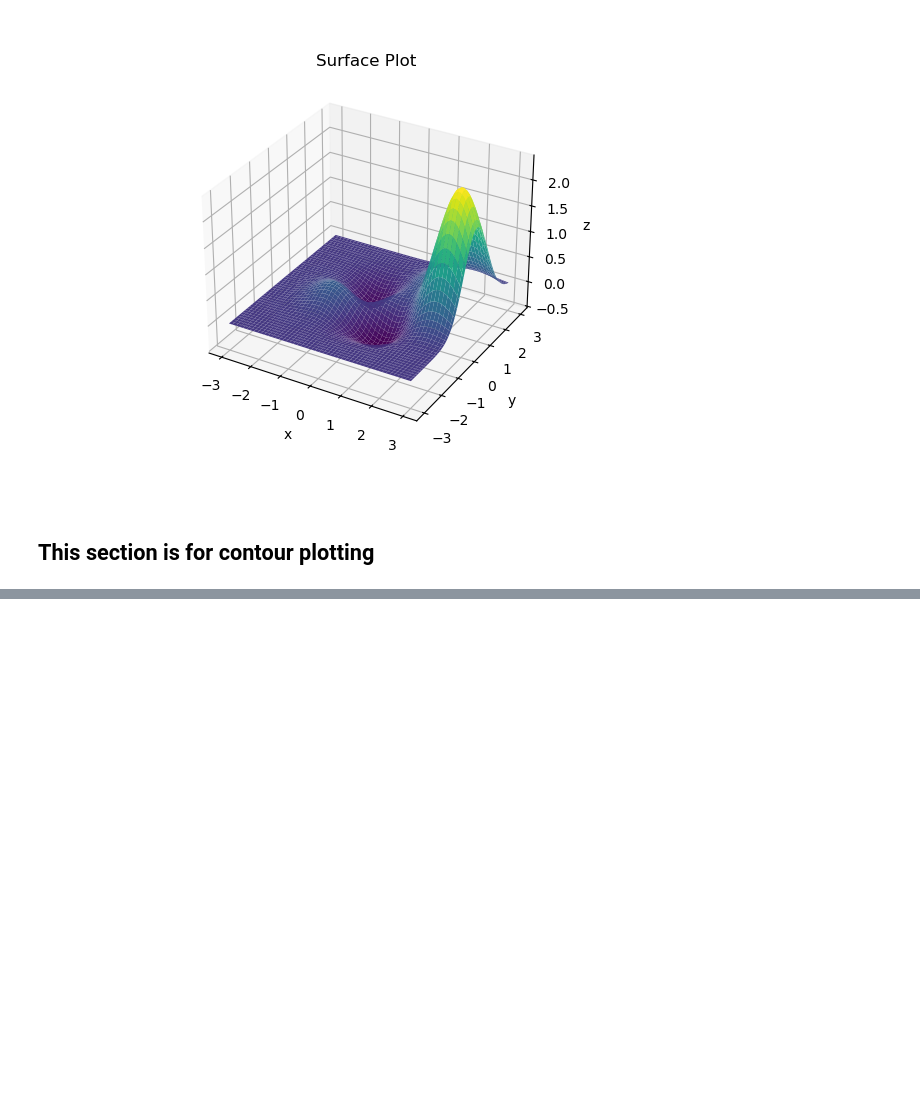
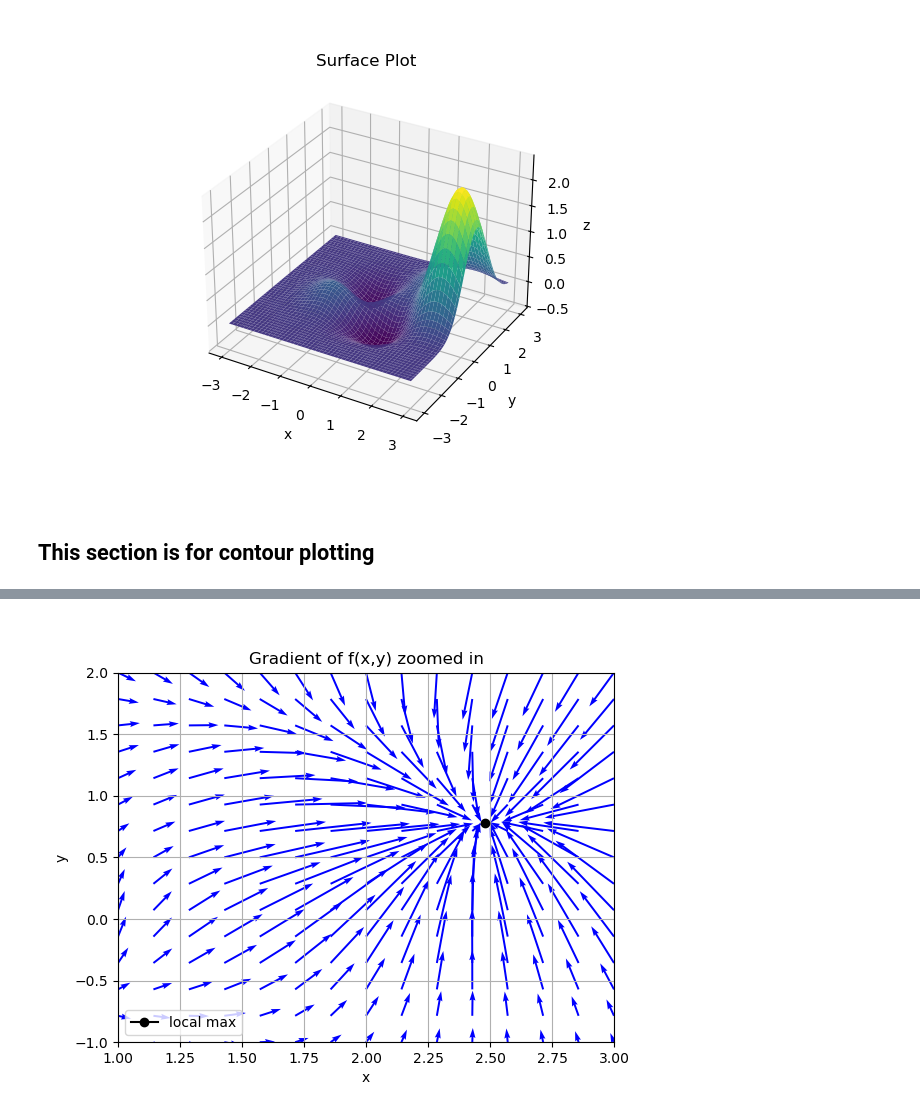
Before and after one commit to e-middleton/calcIII, a Jupyter notebook: surface.ipynb, the cells around one changed output, grey strips where cells are left out. Cells and saved outputs as stored; diff of their text form; code cells hidden in the pictures; blank space fills up the shorter version.

```diff
--- a/surface.ipynb
+++ b/surface.ipynb
@@ -139,0 +213,27 @@ max or min
+# %%
+#   np.linspace(start-point, end-point, number-of-points)
+plt.close('all')
+quiverRangex3 = np.linspace(1, 3, 15)
+quiverRangey3 = np.linspace(-1, 2, 15)
+Xq3, Yq3 = np.meshgrid(quiverRangex3,quiverRangey3)
+
+# Depict illustration
+plt.figure()
+ax = fig.add_subplot(111)
+plt.quiver(Xq3, Yq3, df_dx(Xq3,Yq3), df_dy(Xq3,Yq3), scale=15, color='b')
+plt.plot(2.47926012, 0.77939788, marker='o', color='k', label="local max")
+# Setting x, y boundary limits
+plt.xlim(1, 3)
+plt.ylim(-1, 2)
+
+# Show plot with grid
+plt.grid()
+
+plt.title('Gradient of f(x,y) zoomed in')
+plt.xlabel('x')
+plt.ylabel('y')
+ax.set_aspect('equal')
+plt.legend(loc='lower left')
+plt.show()
+# %% [output]
+[figure, added]
```
Also changed, not shown: parts of 12 cells of this notebook, 1 other file.
